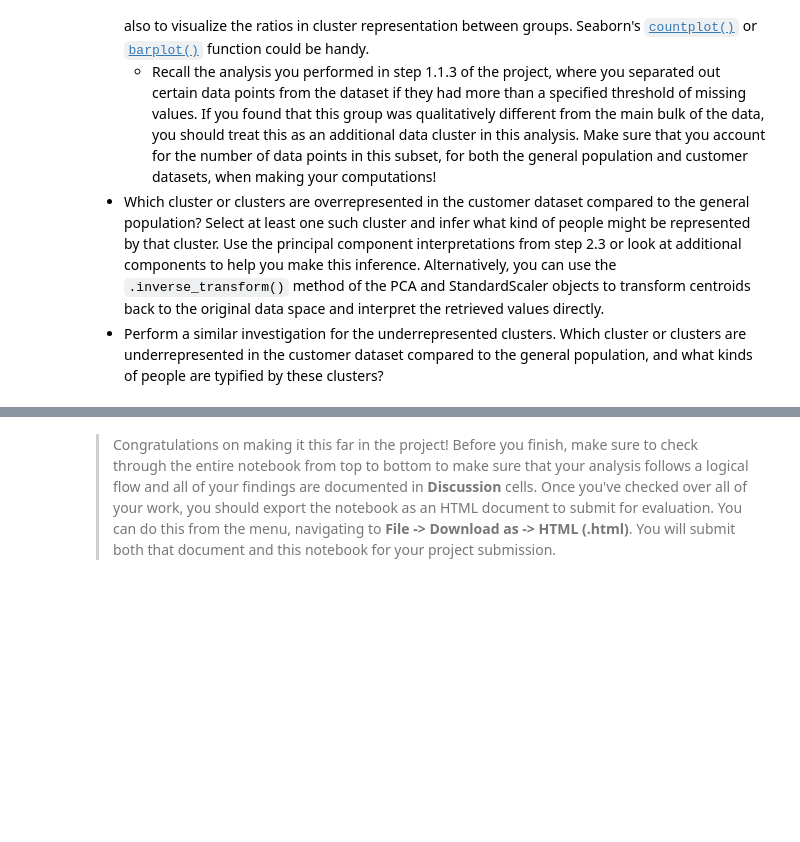
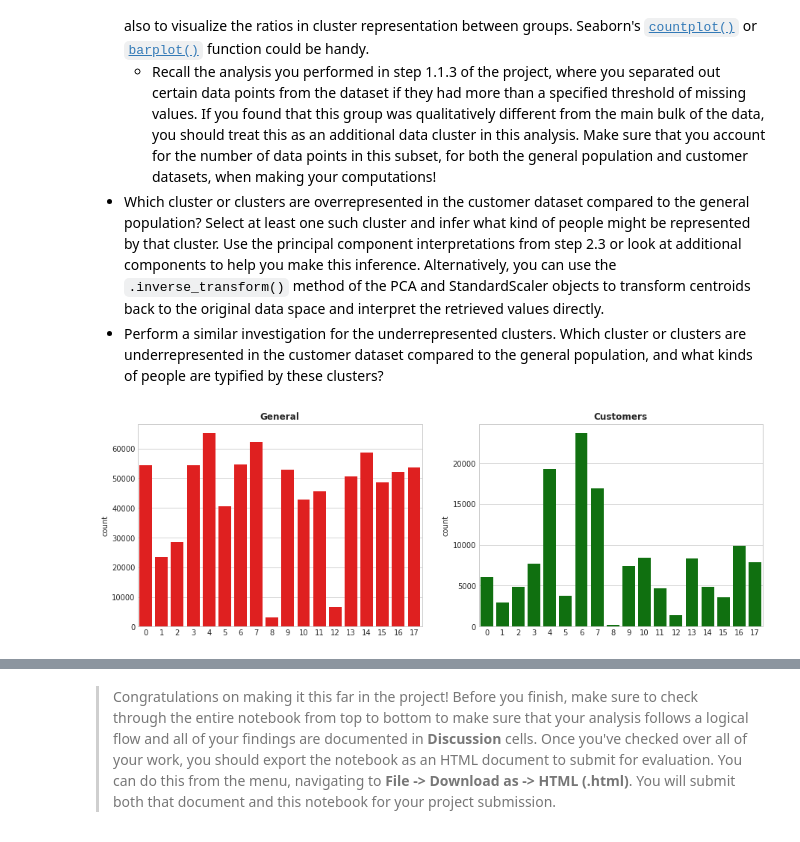
Before and after one commit to Jeet-Mav-zz/Udacity-ML-Introduction-nd, a Jupyter notebook: Creating Customer Segments with Arvato/Identify_Customer_Segments.ipynb, the cells around one changed output, grey strips where cells are left out. Drawn from its saved outputs; the diff is of its cells as text; code cells hidden in the pictures; blank space fills up the shorter version.

```diff
--- a/Creating Customer Segments with Arvato/Identify_Customer_Segments.ipynb
+++ b/Creating Customer Segments with Arvato/Identify_Customer_Segments.ipynb
@@ -1251,0 +1222,7 @@ ValueError: operands could not be broadcast together with shapes (141708,67) (70
+# %%
+cust = pd.DataFrame(scaler.transform(customers_clean), columns = customers_clean.columns)
+# %%
+# PCA transformation
+customers_pca = pca_2.transform(cust)
+# %%
+pred_customers= model.predict(customers_pca)
@@ -1265,3 +1246,17 @@ Take a look at the following points in this step:
 # %%
 # Compare the proportion of data in each cluster for the customer data to the
 # proportion of data in each cluster for the general population.
+def compare(x,y):
+    sns.set_style("whitegrid")
+    fig, (bx1, bx2) = plt.subplots(1, 2, figsize = (15,5), )
+
+    bx1.set_title('General', fontweight = 'bold')
+    sns.countplot(x,ax = bx1, color='r')
+
+    bx2.set_title('Customers', fontweight = 'bold')
+    sns.countplot(y, ax = bx2, color='g')
+    plt.show()
+# %%
+compare(data_pred, pred_customers)
+# %% [output]
+[figure, added]
```
Also changed, not shown: parts of 17 cells of this notebook, 1 other file.
